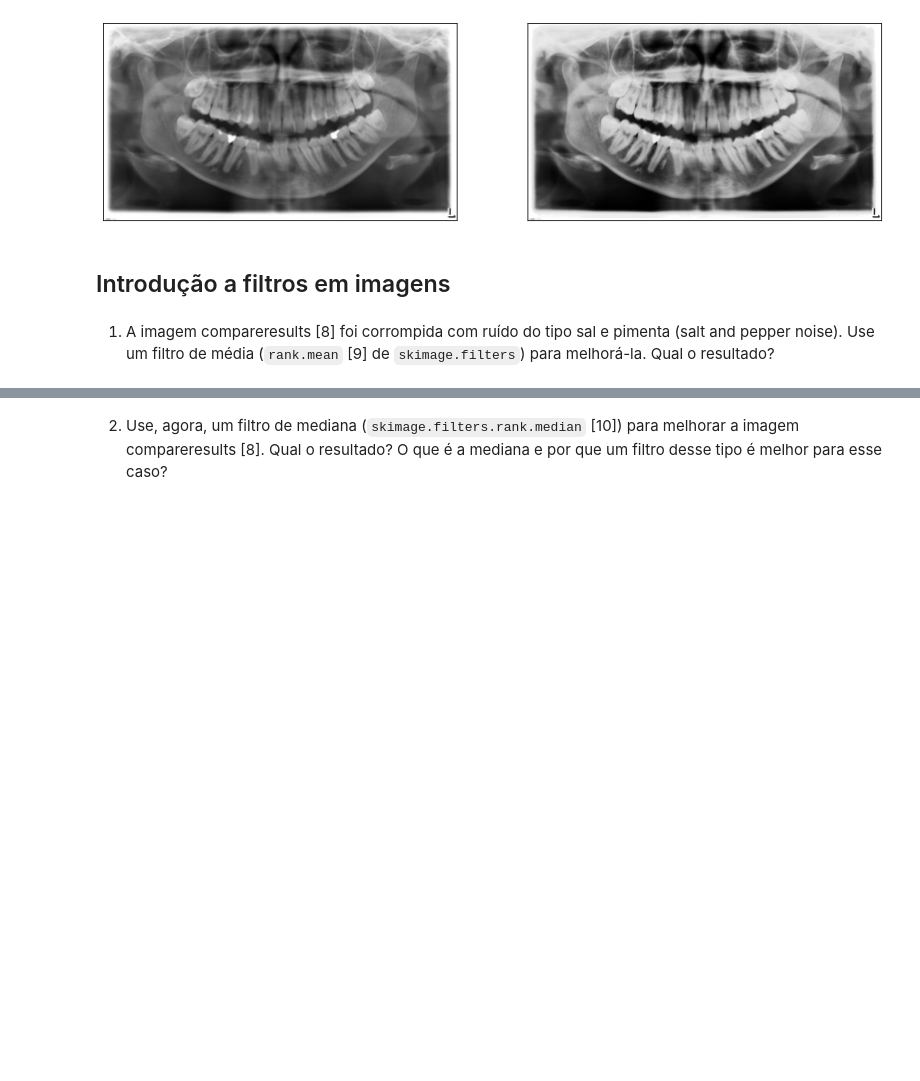
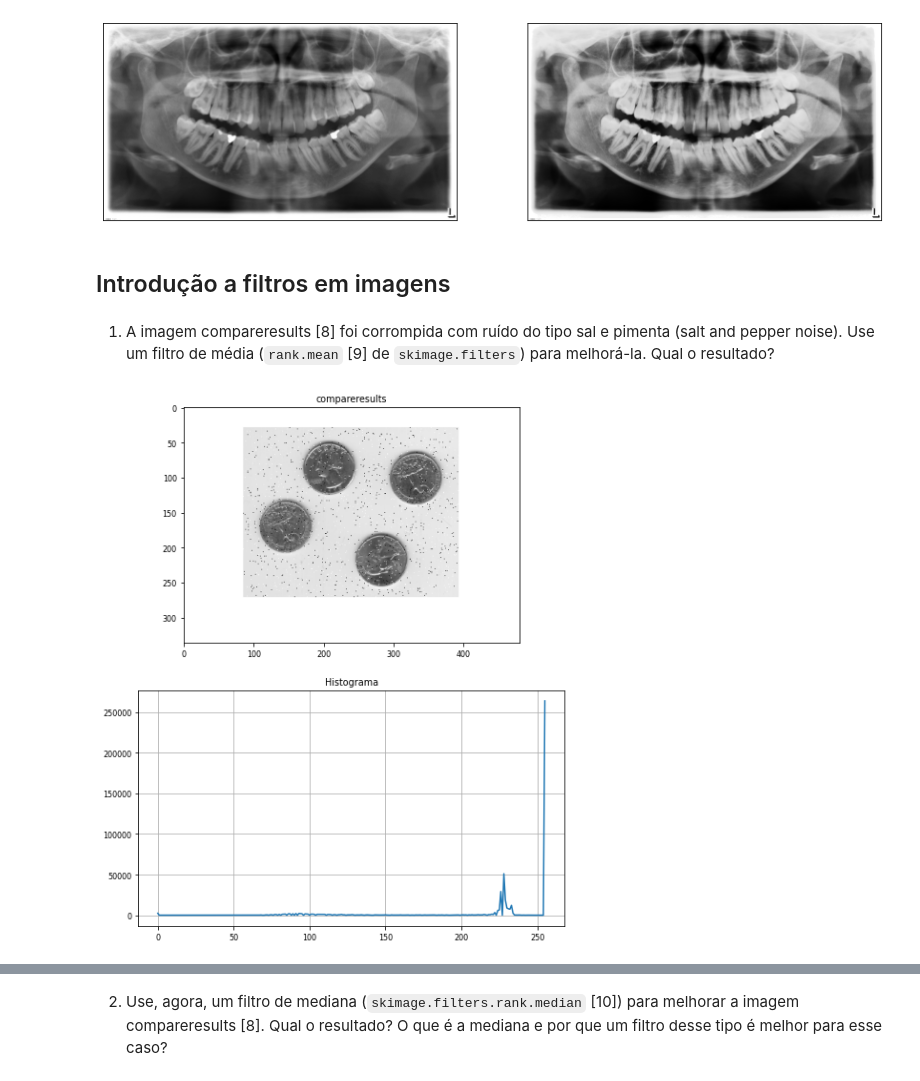
Before and after one commit to victoriafabris/disciplina-dsp-audio-video, a Jupyter notebook: atividade7/atividade_7.ipynb, the cells around one changed output, grey strips where cells are left out. Saved outputs shown, nothing was run; the diff lists cells and outputs as text; code cells hidden in the pictures; blank space fills up the shorter version.

Commit message:
missing replace image to the coins image in last question

```diff
--- a/atividade7/atividade_7.ipynb
+++ b/atividade7/atividade_7.ipynb
@@ -203,3 +206,17 @@ plt.show()
 ## Introdução a filtros em imagens
 # %% [markdown]
 1. A imagem compareresults [8] foi corrompida com ruído do tipo sal e pimenta (salt and pepper noise). Use um filtro de média (`rank.mean` [9] de `skimage.filters`) para melhorá-la. Qual o resultado?
+# %%
+compareresults = io.imread('compareresults.png')
+
+hist_y, hist_x = exposure.histogram(compareresults)
+fig, (ax1, ax2) = plt.subplots(2, 1, figsize=(8, 10))
+
+ax1.set_title('compareresults')
+ax1.imshow(compareresults, cmap=plt.cm.gray)
+ax2.set_title('Histograma')
+ax2.plot(hist_x, hist_y)
+ax2.grid()
+plt.show()
+# %% [output]
+[figure, added]
```
Also changed, not shown: parts of 4 cells of this notebook.
